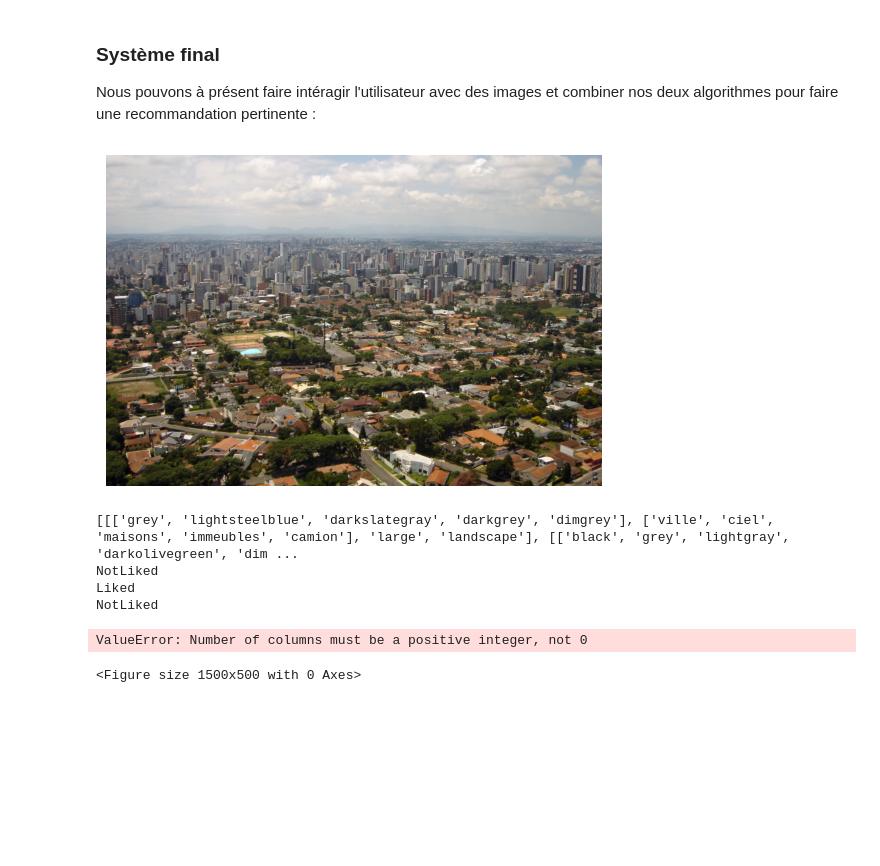
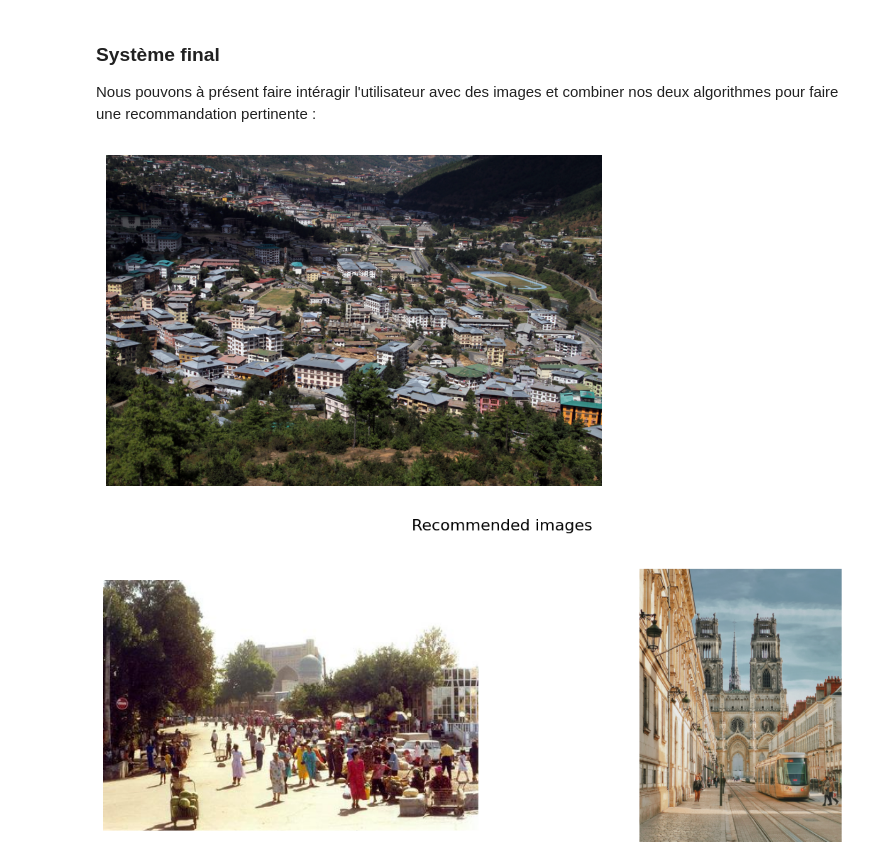
Before and after one commit to AdrienRCQ/bigdata, a Jupyter notebook: fr/Projet/Projet_Recommandation.ipynb, the cells around one changed output. Saved outputs shown, nothing was run; the diff lists cells and outputs as text; code cells hidden in the pictures; blank space fills up the shorter version.

```diff
--- a/fr/Projet/Projet_Recommandation.ipynb
+++ b/fr/Projet/Projet_Recommandation.ipynb
@@ -534,47 +534,87 @@ def refine_recommandations(reco_list):
                         encoded_array.append(categorylabel_encoders[y].transform([tag])[0])
             else:
                 encoded_array.append(label_encoders[i-2].transform([column])[0])
 
-        prediction = classifier.predict([encoded_array])[0]
-        print(prediction)
+        prediction_res = classifier.predict([encoded_array])[0]
 
-        if prediction == 'Liked':
-            refined_list.append(column)
+        if prediction_res == 'Liked':
+            refined_list.append(prediction)
 
     return refined_list
+
+def display_recommandations(recommendations):
+    """
+    Displays a list of recommended images.
+
+    :param recommendations: List of recommended images.
+    """
+    num_images = len(recommendations)
+
+    fig, axs = plt.subplots(1, num_images, figsize=(15, 5))
+    fig.suptitle('Recommended images', fontsize=16, y=1.02)
+
+    # Display each image
+    for i, filename in enumerate(recommendations):
+        image_path = os.path.join('images', filename)
+        img = plt.imread(image_path)
+
+        if num_images == 1:  # If there's only one image, use axs instead of axs[i]
+            axs.imshow(img)
+            axs.axis('off')
+        else:
+            axs[i].imshow(img)
+            axs[i].axis('off')
+
+    plt.show()
 
 with open('images_dataset.json') as f:
     raw_dataset = json.load(f)
 
     for entry in raw_dataset:
         selected_img = entry['filename']
         display_image(selected_img)
 
         answer = input("Do you like this picture ? (y/n)")
         if answer == 'y' or answer == 'yes':
             imgdata = entry['data']
             break
 
 if imgdata:
     recommendations = get_recommandations(imgdata, data_with_clusters, kmeans, label_encoders, colorlabel_encoders, categorylabel_encoders)
-    print(recommendations)
     refined_rec_list = refine_recommandations(recommendations)
 
     # Find and display the recommended images from dataset
     recommandations_filepaths = []
 
-    for reco in refined_rec_list:
-        for entry in raw_dataset:
-            if entry['data'] == reco:
-                recommandations_filepaths.append(entry['filename'])
-                break
+    # If refined recommendations are found, display them
+    if(len(refined_rec_list) > 0):
+        for reco in refined_rec_list:
+            for entry in raw_dataset:
+                if entry['data'] == reco:
+                    if(entry['filename'] not in recommandations_filepaths and entry['filename'] != selected_img):
+                        recommandations_filepaths.append(entry['filename'])
+                        break
+
+        # If not enough refined recommendations are found, display original recommendations
+        if(len(recommandations_filepaths) == 0):
+            print("No refined recommendations found, displaying original recommendations.")
+            for reco in recommendations:
+                for entry in raw_dataset:
+                    if entry['data'] == reco:
+                        if(entry['filename'] not in recommandations_filepaths and entry['filename'] != selected_img):
+                            recommandations_filepaths.append(entry['filename'])
+                            break
+    # If no refined recommendations are found, display original recommendations
+    else:
+        print("No refined recommendations found, displaying original recommendations.")
+        for reco in recommendations:
+            for entry in raw_dataset:
+                if entry['data'] == reco:
+                     if(entry['filename'] not in recommandations_filepaths and entry['filename'] != selected_img):
+                        recommandations_filepaths.append(entry['filename'])
+                        break
 
     display_recommandations(recommandations_filepaths)
 # %% [output]
-[figure, old version]
+[figure, new version]
-[[['grey', 'lightsteelblue', 'darkslategray', 'darkgrey', 'dimgrey'], ['ville', 'ciel', 'maisons', 'immeubles', 'camion'], 'large', 'landscape'], [['black', 'grey', 'lightgray', 'darkolivegreen', 'dim ...
-NotLiked
-Liked
-NotLiked
-ValueError: Number of columns must be a positive integer, not 0
-<Figure size 1500x500 with 0 Axes>
+[figure, added]
```
